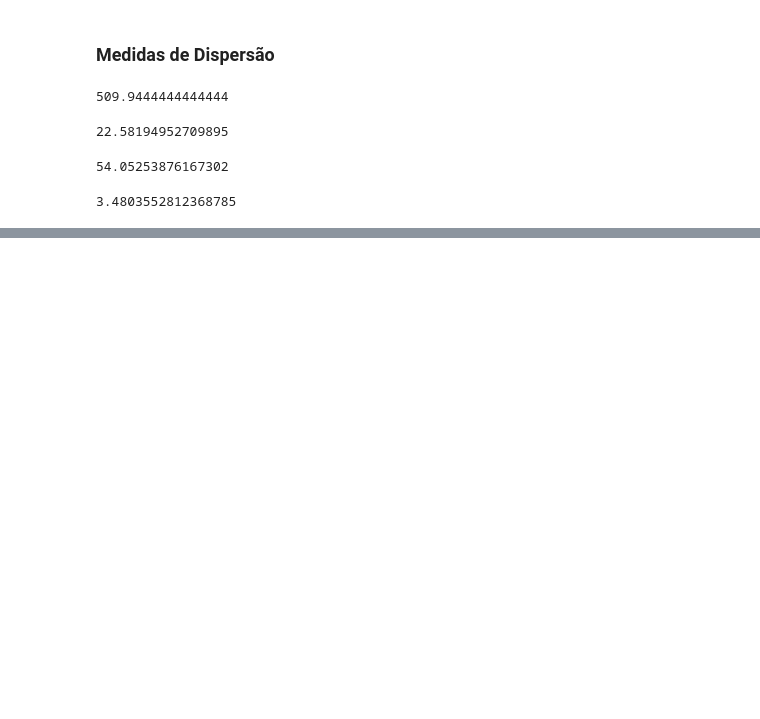
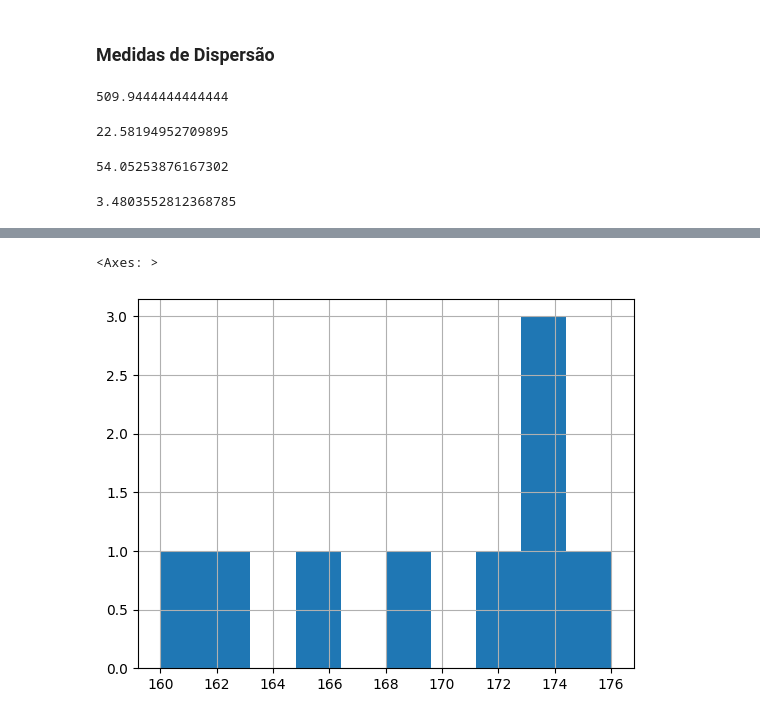
Before and after one commit to VictorBarretoLF/estatistica_programming, a Jupyter notebook: medidas_posicao_dispercao_forma.ipynb, the cells around one changed output, grey strips where cells are left out. Saved outputs shown, nothing was run; the diff lists cells and outputs as text; code cells hidden in the pictures; blank space fills up the shorter version.

```diff
--- a/medidas_posicao_dispercao_forma.ipynb
+++ b/medidas_posicao_dispercao_forma.ipynb
@@ -79,0 +153,6 @@ df_medidas["altura"].std() / df_medidas["altura"].mean() * 100
+# %%
+# Histograma - Altura
+df_medidas["altura"].hist()
+# %% [output]
+<Axes: >
+[figure, added]
```
Also changed, not shown: parts of 17 cells of this notebook.
